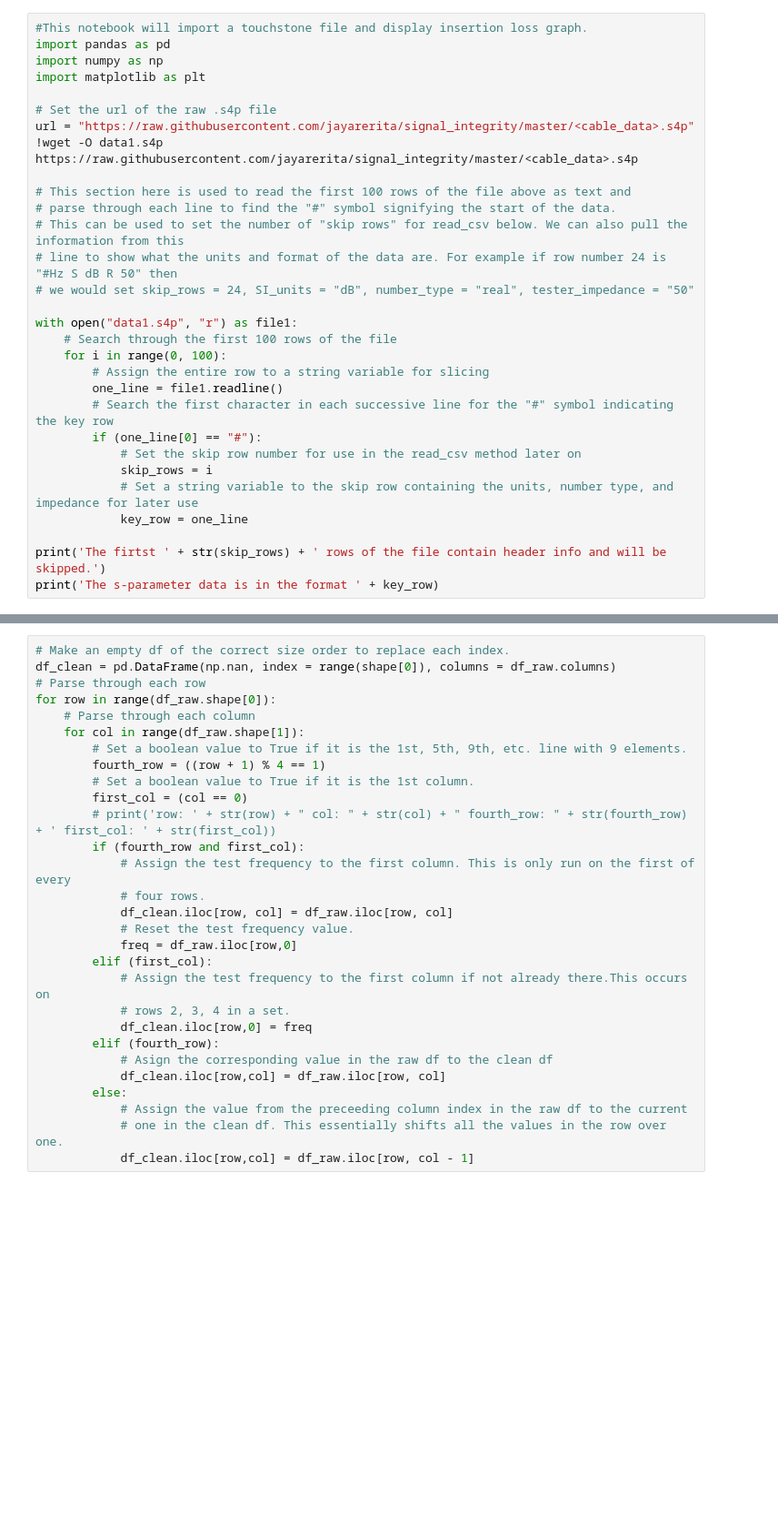
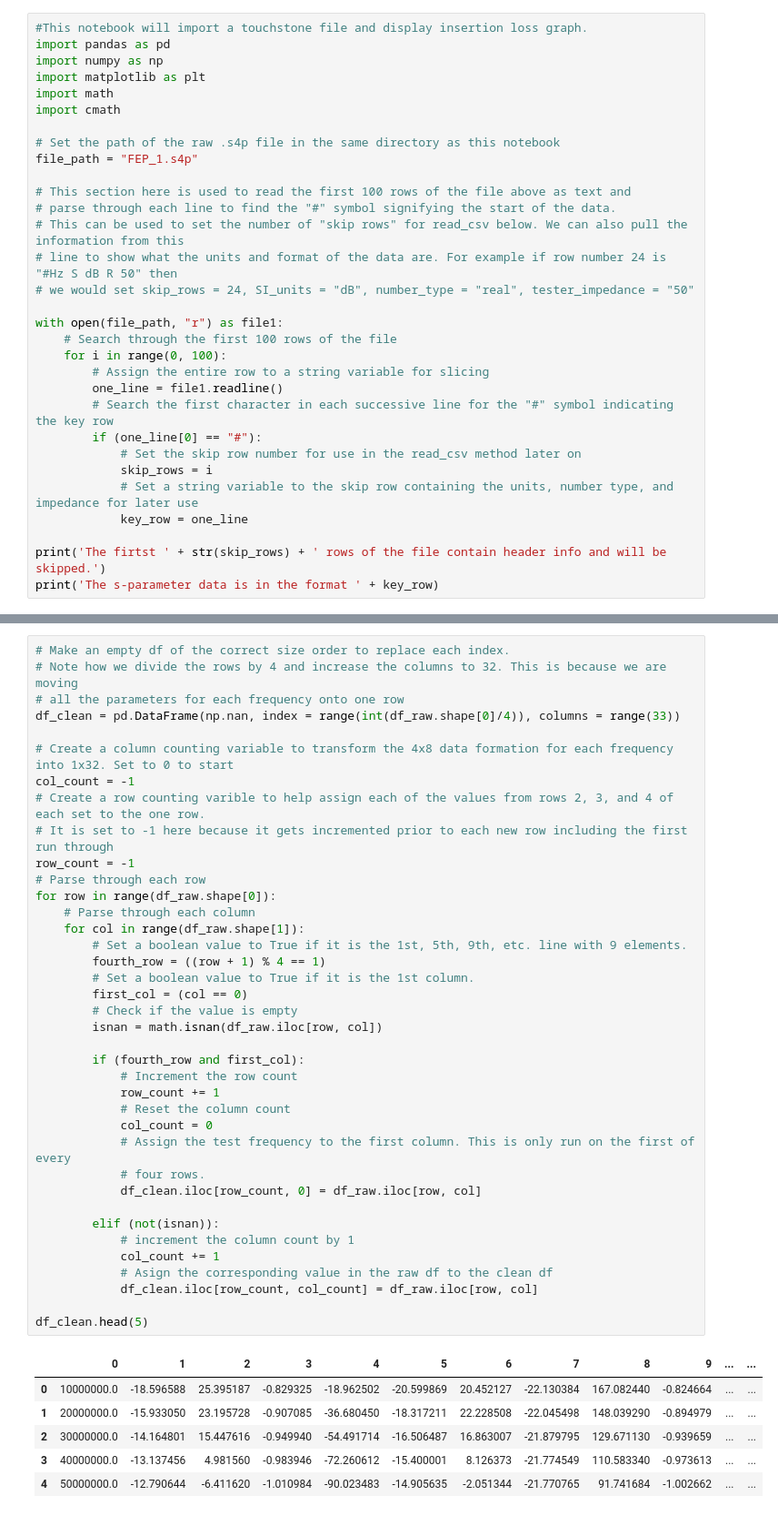
Before and after one commit to jayarerita/signal_integrity, a Jupyter notebook: touchstone_IL_graph.ipynb, the cells around one changed output, grey strips where cells are left out. Shown at 91% size. Drawn from its saved outputs; the diff is of its cells as text; blank space fills up the shorter version.

```diff
--- a/touchstone_IL_graph.ipynb
+++ b/touchstone_IL_graph.ipynb
@@ -3,10 +3,11 @@
 import pandas as pd
 import numpy as np
 import matplotlib as plt
+import math
+import cmath
 
-# Set the url of the raw .s4p file
-url = "https://raw.githubusercontent.com/jayarerita/signal_integrity/master/<cable_data>.s4p"
-!wget -O data1.s4p https://raw.githubusercontent.com/jayarerita/signal_integrity/master/<cable_data>.s4p
+# Set the path of the raw .s4p file in the same directory as this notebook
+file_path = "FEP_1.s4p"
 
 # This section here is used to read the first 100 rows of the file above as text and
 # parse through each line to find the "#" symbol signifying the start of the data.
@@ -14,7 +15,7 @@ url = "https://raw.githubusercontent.com/jayarerita/signal_integrity/master/<cab
 # line to show what the units and format of the data are. For example if row number 24 is "#Hz S dB R 50" then
 # we would set skip_rows = 24, SI_units = "dB", number_type = "real", tester_impedance = "50"
 
-with open("data1.s4p", "r") as file1:
+with open(file_path, "r") as file1:
     # Search through the first 100 rows of the file
     for i in range(0, 100):
         # Assign the entire row to a string variable for slicing
@@ -62,29 +54,45 @@ In the loop below we will parse through and reassign every element to an appropr
 # %%
 # Make an empty df of the correct size order to replace each index.
-df_clean = pd.DataFrame(np.nan, index = range(shape[0]), columns = df_raw.columns)
+# Note how we divide the rows by 4 and increase the columns to 32. This is because we are moving
+# all the parameters for each frequency onto one row
+df_clean = pd.DataFrame(np.nan, index = range(int(df_raw.shape[0]/4)), columns = range(33))
+
+# Create a column counting variable to transform the 4x8 data formation for each frequency into 1x32. Set to 0 to start
+col_count = -1
+# Create a row counting varible to help assign each of the values from rows 2, 3, and 4 of each set to the one row.
+# It is set to -1 here because it gets incremented prior to each new row including the first run through
+row_count = -1
 # Parse through each row
 for row in range(df_raw.shape[0]):
     # Parse through each column
     for col in range(df_raw.shape[1]):
         # Set a boolean value to True if it is the 1st, 5th, 9th, etc. line with 9 elements.
         fourth_row = ((row + 1) % 4 == 1)
         # Set a boolean value to True if it is the 1st column.
         first_col = (col == 0)
-        # print('row: ' + str(row) + " col: " + str(col) + " fourth_row: " + str(fourth_row) + ' first_col: ' + str(first_col))
+        # Check if the value is empty
+        isnan = math.isnan(df_raw.iloc[row, col])
+
         if (fourth_row and first_col):
+            # Increment the row count
+            row_count += 1
+            # Reset the column count
+            col_count = 0
             # Assign the test frequency to the first column. This is only run on the first of every
             # four rows.
-            df_clean.iloc[row, col] = df_raw.iloc[row, col]
-            # Reset the test frequency value.
-            freq = df_raw.iloc[row,0]
-        elif (first_col):
-            # Assign the test frequency to the first column if not already there.This occurs on
-            # rows 2, 3, 4 in a set.
-            df_clean.iloc[row,0] = freq
-        elif (fourth_row):
+            df_clean.iloc[row_count, 0] = df_raw.iloc[row, col]
+
+        elif (not(isnan)):
+            # increment the column count by 1
+            col_count += 1
             # Asign the corresponding value in the raw df to the clean df
-            df_clean.iloc[row,col] = df_raw.iloc[row, col]
-        else:
-            # Assign the value from the preceeding column index in the raw df to the current
-            # one in the clean df. This essentially shifts all the values in the row over one.
-            df_clean.iloc[row,col] = df_raw.iloc[row, col - 1]
+            df_clean.iloc[row_count, col_count] = df_raw.iloc[row, col]
+
+df_clean.head(5)
+# %% [output]
+|  | 0 | 1 | 2 | 3 | 4 | 5 | 6 | 7 | 8 | 9 | ... | ... |
+| 0 | 10000000.0 | -18.596588 | 25.395187 | -0.829325 | -18.962502 | -20.599869 | 20.452127 | -22.130384 | 167.082440 | -0.824664 | ... | ... |
+| 1 | 20000000.0 | -15.933050 | 23.195728 | -0.907085 | -36.680450 | -18.317211 | 22.228508 | -22.045498 | 148.039290 | -0.894979 | ... | ... |
+| 2 | 30000000.0 | -14.164801 | 15.447616 | -0.949940 | -54.491714 | -16.506487 | 16.863007 | -21.879795 | 129.671130 | -0.939659 | ... | ... |
+| 3 | 40000000.0 | -13.137456 | 4.981560 | -0.983946 | -72.260612 | -15.400001 | 8.126373 | -21.774549 | 110.583340 | -0.973613 | ... | ... |
+| 4 | 50000000.0 | -12.790644 | -6.411620 | -1.010984 | -90.023483 | -14.905635 | -2.051344 | -21.770765 | 91.741684 | -1.002662 | ... | ... |
```
Also changed, not shown: parts of 16 cells of this notebook.
